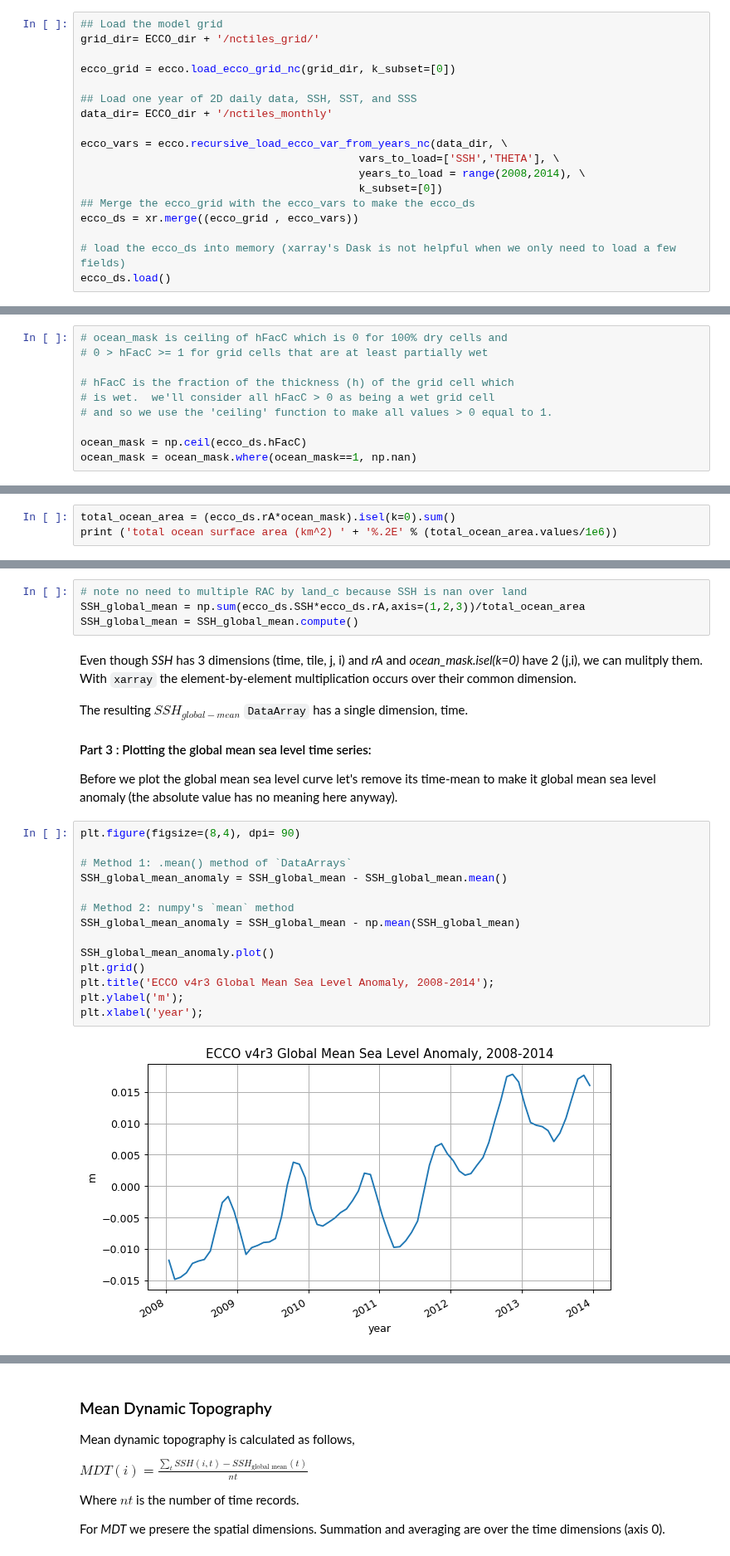
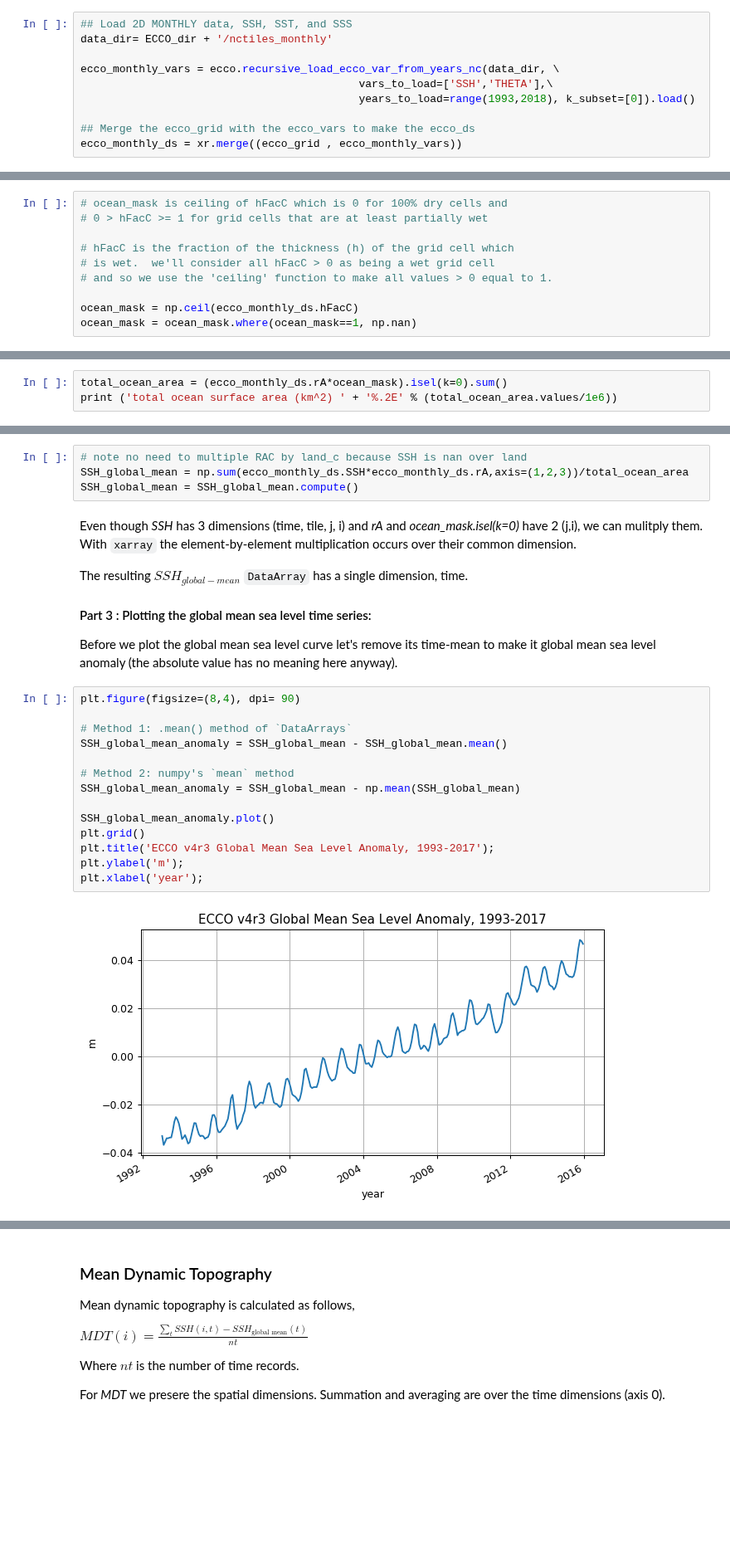
Before and after one commit to ECCO-GROUP/ECCO-v4-Python-Tutorial, a Jupyter notebook: Tutorials_as_Jupyter_Notebooks/ECCO_v4_Example_calculations_with_scalar_quantities.ipynb, the cells around one changed output, grey strips where cells are left out. Shown at 83% size. Saved outputs shown, nothing was run; the diff lists cells and outputs as text; blank space fills up the shorter version.

```diff
--- a/Tutorials_as_Jupyter_Notebooks/ECCO_v4_Example_calculations_with_scalar_quantities.ipynb
+++ b/Tutorials_as_Jupyter_Notebooks/ECCO_v4_Example_calculations_with_scalar_quantities.ipynb
@@ -42,19 +62,11 @@ ECCO_dir = base_dir + '/Release3_alt'
 # %%
-## Load the model grid
-grid_dir= ECCO_dir + '/nctiles_grid/'
-
-ecco_grid = ecco.load_ecco_grid_nc(grid_dir, k_subset=[0])
-
-## Load one year of 2D daily data, SSH, SST, and SSS
+## Load 2D MONTHLY data, SSH, SST, and SSS
 data_dir= ECCO_dir + '/nctiles_monthly'
 
-ecco_vars = ecco.recursive_load_ecco_var_from_years_nc(data_dir, \
-                                           vars_to_load=['SSH','THETA'], \
-                                           years_to_load = range(2008,2014), \
-                                           k_subset=[0])
+ecco_monthly_vars = ecco.recursive_load_ecco_var_from_years_nc(data_dir, \
+                                           vars_to_load=['SSH','THETA'],\
+                                           years_to_load=range(1993,2018), k_subset=[0]).load()
+
 ## Merge the ecco_grid with the ecco_vars to make the ecco_ds
-ecco_ds = xr.merge((ecco_grid , ecco_vars))
-
-# load the ecco_ds into memory (xarray's Dask is not helpful when we only need to load a few fields)
-ecco_ds.load()
+ecco_monthly_ds = xr.merge((ecco_grid , ecco_monthly_vars))
 # %% [output]
@@ -119,7 +113,7 @@ We will first construct a 3D mask that is True for model grid cells that are wet
 # is wet.  we'll consider all hFacC > 0 as being a wet grid cell
 # and so we use the 'ceiling' function to make all values > 0 equal to 1.
 
-ocean_mask = np.ceil(ecco_ds.hFacC)
+ocean_mask = np.ceil(ecco_monthly_ds.hFacC)
 ocean_mask = ocean_mask.where(ocean_mask==1, np.nan)
 # %%
 # the resulting ocean_mask variable is a 2D DataArray because we only loaded 1 vertical level of the model grid
@@ -169,7 +163,7 @@ You probably noticed that the multiplication of grid cell area with the land mas
 
 As *rA* and ocean both store `numpy` arrays, you can also calculate the sum of their product by invoking the `.sum()` command inherited in all `numpy arrays`:
 # %%
-total_ocean_area = (ecco_ds.rA*ocean_mask).isel(k=0).sum()
+total_ocean_area = (ecco_monthly_ds.rA*ocean_mask).isel(k=0).sum()
 print ('total ocean surface area (km^2) ' + '%.2E' % (total_ocean_area.values/1e6))
 # %% [output]
 total ocean surface area (km^2) 3.58E+08
@@ -188,7 +193,7 @@ SSH_global_mean = (ecco_ds.SSH*ecco_ds.rA).sum(dim=['i','j','tile'])/total_ocean
 Alternatively we can do the summation over the three non-time dimensions.  The time dimension of SSH is along the first dimension (axis) of the array, axis 0.
 # %%
 # note no need to multiple RAC by land_c because SSH is nan over land
-SSH_global_mean = np.sum(ecco_ds.SSH*ecco_ds.rA,axis=(1,2,3))/total_ocean_area
+SSH_global_mean = np.sum(ecco_monthly_ds.SSH*ecco_monthly_ds.rA,axis=(1,2,3))/total_ocean_area
 SSH_global_mean = SSH_global_mean.compute()
 # %% [markdown]
 Even though *SSH* has 3 dimensions (time, tile, j, i) and *rA* and *ocean_mask.isel(k=0)* have 2 (j,i), we can mulitply them. With `xarray` the element-by-element multiplication occurs over their common dimension.
@@ -201,16 +206,16 @@ Before we plot the global mean sea level curve let's remove its time-mean to mak
 # %%
 plt.figure(figsize=(8,4), dpi= 90)
 
 # Method 1: .mean() method of `DataArrays`
 SSH_global_mean_anomaly = SSH_global_mean - SSH_global_mean.mean()
 
 # Method 2: numpy's `mean` method
 SSH_global_mean_anomaly = SSH_global_mean - np.mean(SSH_global_mean)
 
 SSH_global_mean_anomaly.plot()
 plt.grid()
-plt.title('ECCO v4r3 Global Mean Sea Level Anomaly, 2008-2014');
+plt.title('ECCO v4r3 Global Mean Sea Level Anomaly, 1993-2017');
 plt.ylabel('m');
 plt.xlabel('year');
 # %% [output]
-[figure, old version]
+[figure, new version]
```
Also changed, not shown: parts of 52 cells of this notebook, 17 other files.
